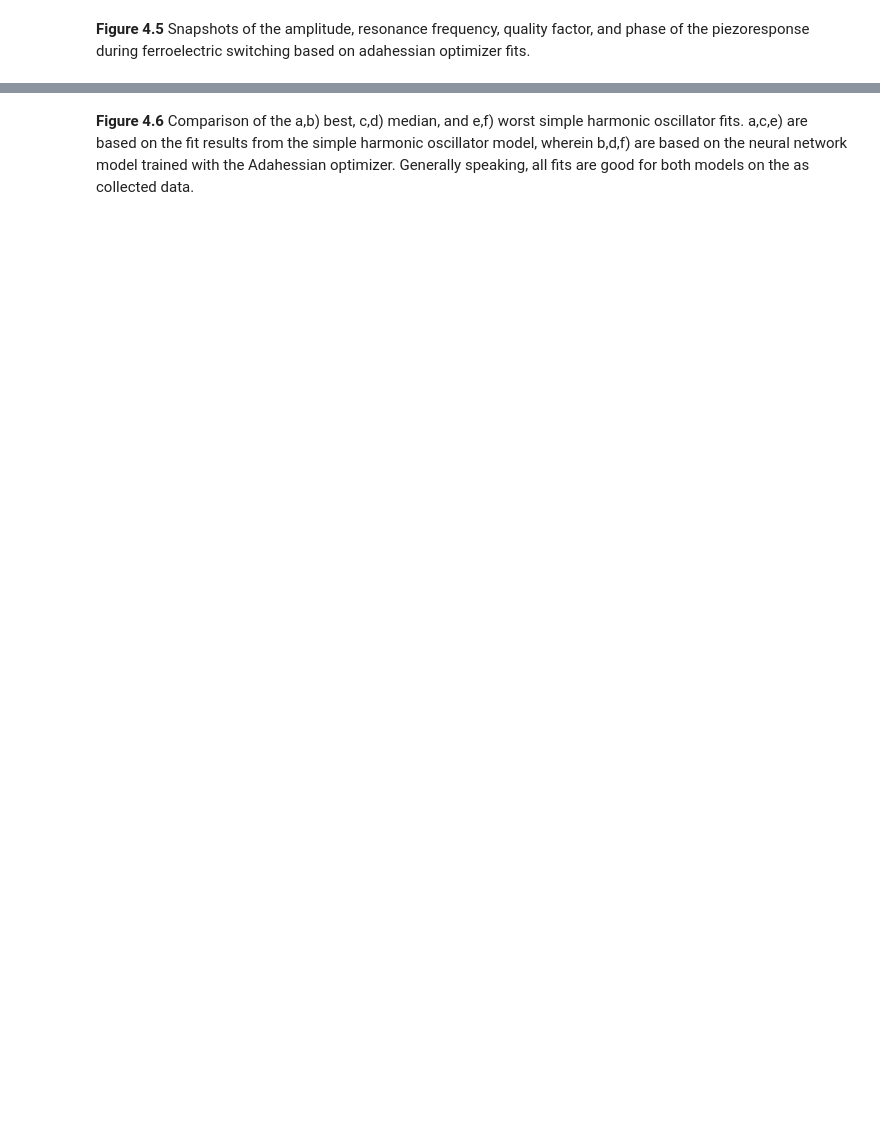
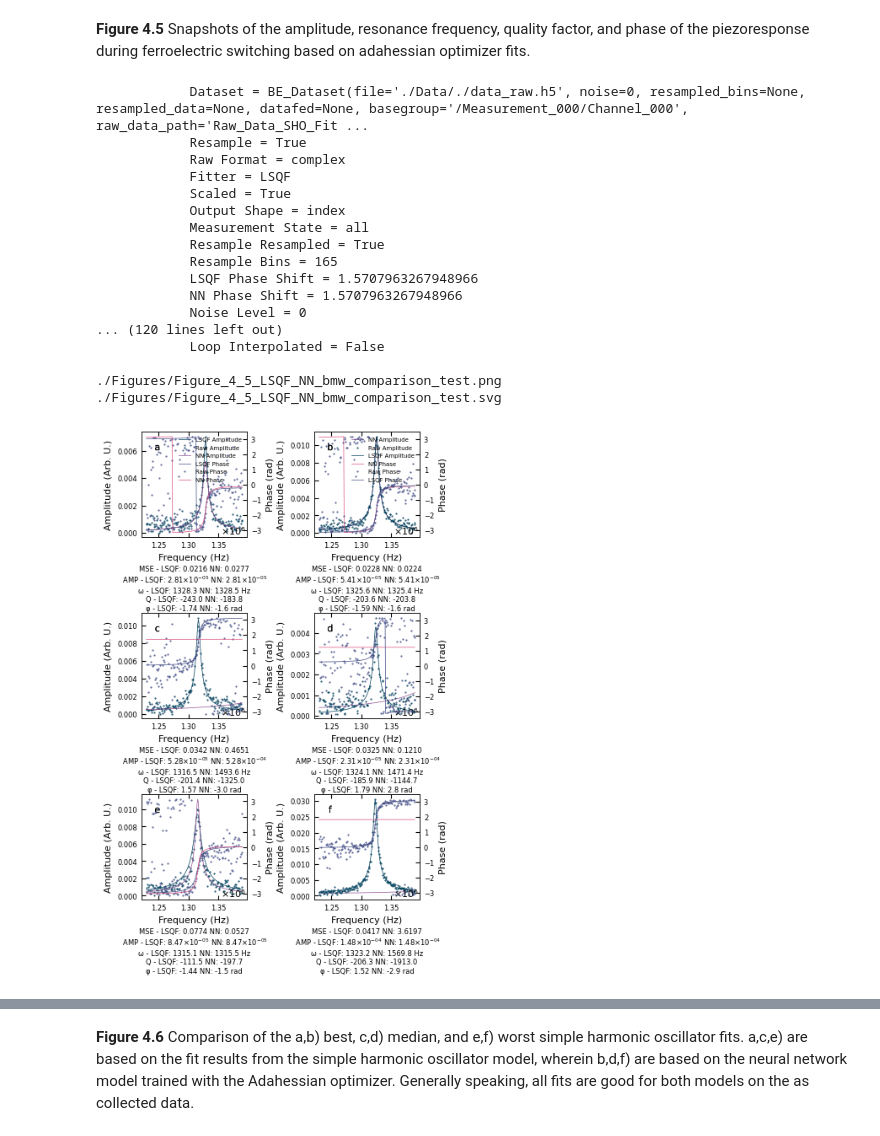
Before and after one commit to m3-learning/Rapid-Fitting-BEPFM-NN, a Jupyter notebook: notebooks/4_Second_Order_Optimizers copy.ipynb, the cells around one changed output, grey strips where cells are left out. Drawn from its saved outputs; the diff is of its cells as text; code cells hidden in the pictures; blank space fills up the shorter version.

```diff
--- a/notebooks/4_Second_Order_Optimizers copy.ipynb
+++ b/notebooks/4_Second_Order_Optimizers copy.ipynb
@@ -313,9 +320,9 @@ BE_viz.SHO_switching_maps(parm, filename="Figure_3_5_NN_Switching_Maps")
 # %% [markdown]
 **Figure 4.5** Snapshots of the amplitude, resonance frequency, quality factor, and phase of the piezoresponse during ferroelectric switching based on adahessian optimizer fits.
 # %%
-dataset.NN_phase_shift = np.pi/2
-dataset.LSQF_phase_shift = np.pi/2
-dataset.measurement_state = "all"
+BE_viz.NN_phase_shift = np.pi/2
+BE_viz.LSQF_phase_shift = np.pi/2
+BE_viz.measurement_state = "all"
 
 
 true_state = {
@@ -325,31 +332,50 @@ true_state = {
     "scaled": True,
     "output_shape": "index",
     "measurement_state": "all",
 }
 
 out_state = {"scaled": True, "raw_format": "magnitude spectrum"}
 
 n = 1
 
 LSQF = BE_viz.get_best_median_worst(
     true_state,
     prediction={"fitter": "LSQF"},
     out_state=out_state,
     SHO_results=True,
     n=n,
 )
 
 NN = BE_viz.get_best_median_worst(
     true_state, prediction=AdaHessian_model, out_state=out_state, SHO_results=True, n=n
 )
 
 data = (LSQF, NN)
 names = ["LSQF", "NN"]
 
 BE_viz.SHO_Fit_comparison(
     data,
     names,
     model_comparison=[AdaHessian_model, {"fitter": "LSQF"}],
     out_state=out_state,
-    filename="Figure_4_5_LSQF_NN_bmw_comparison",
+    filename="Figure_4_5_LSQF_NN_bmw_comparison_test",
 )
+# %% [output]
+            Dataset = BE_Dataset(file='./Data/./data_raw.h5', noise=0, resampled_bins=None, resampled_data=None, datafed=None, basegroup='/Measurement_000/Channel_000', raw_data_path='Raw_Data_SHO_Fit ...
+            Resample = True
+            Raw Format = complex
+            Fitter = LSQF
+            Scaled = True
+            Output Shape = index
+            Measurement State = all
+            Resample Resampled = True
+            Resample Bins = 165
+            LSQF Phase Shift = 1.5707963267948966
+            NN Phase Shift = 1.5707963267948966
+            Noise Level = 0
+... (120 lines left out)
+            Loop Interpolated = False
+
+./Figures/Figure_4_5_LSQF_NN_bmw_comparison_test.png
+./Figures/Figure_4_5_LSQF_NN_bmw_comparison_test.svg
+[figure, added]
```
Also changed, not shown: parts of 19 cells of this notebook, 1 other file.
